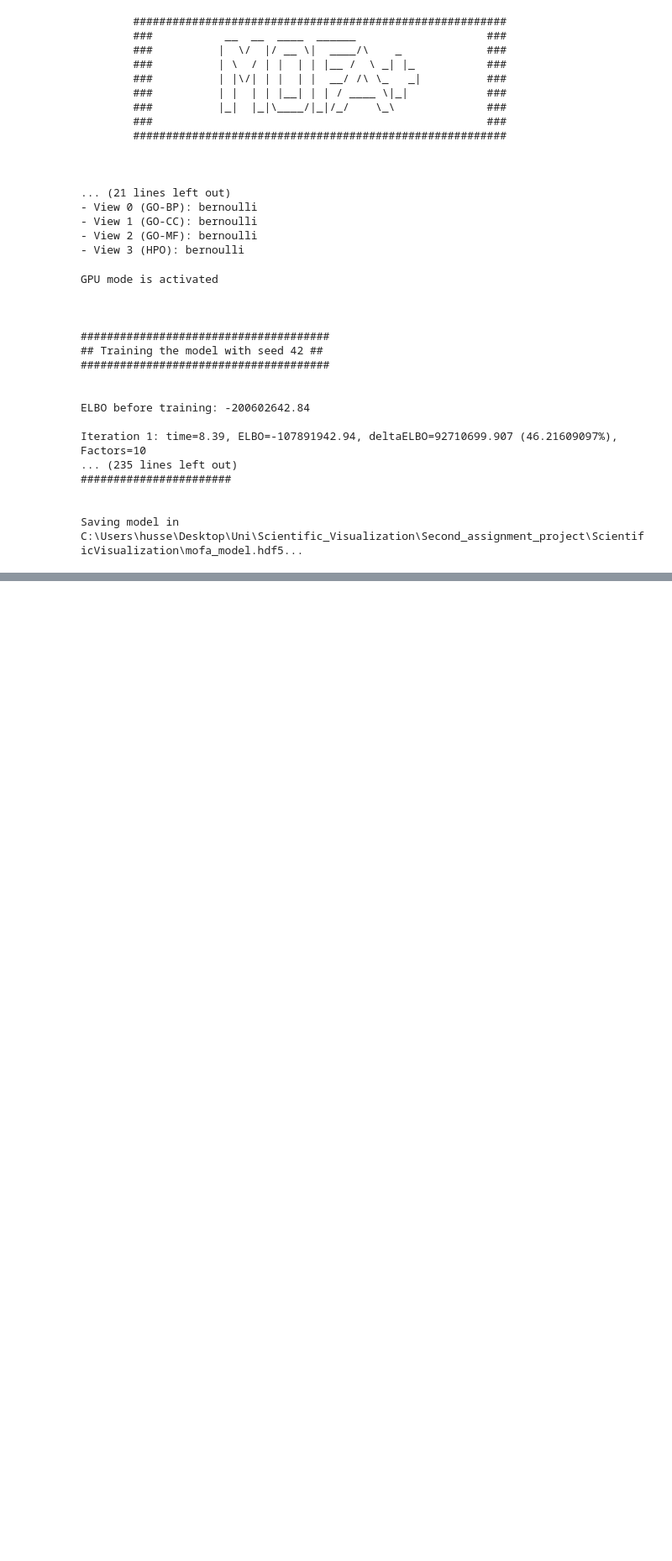
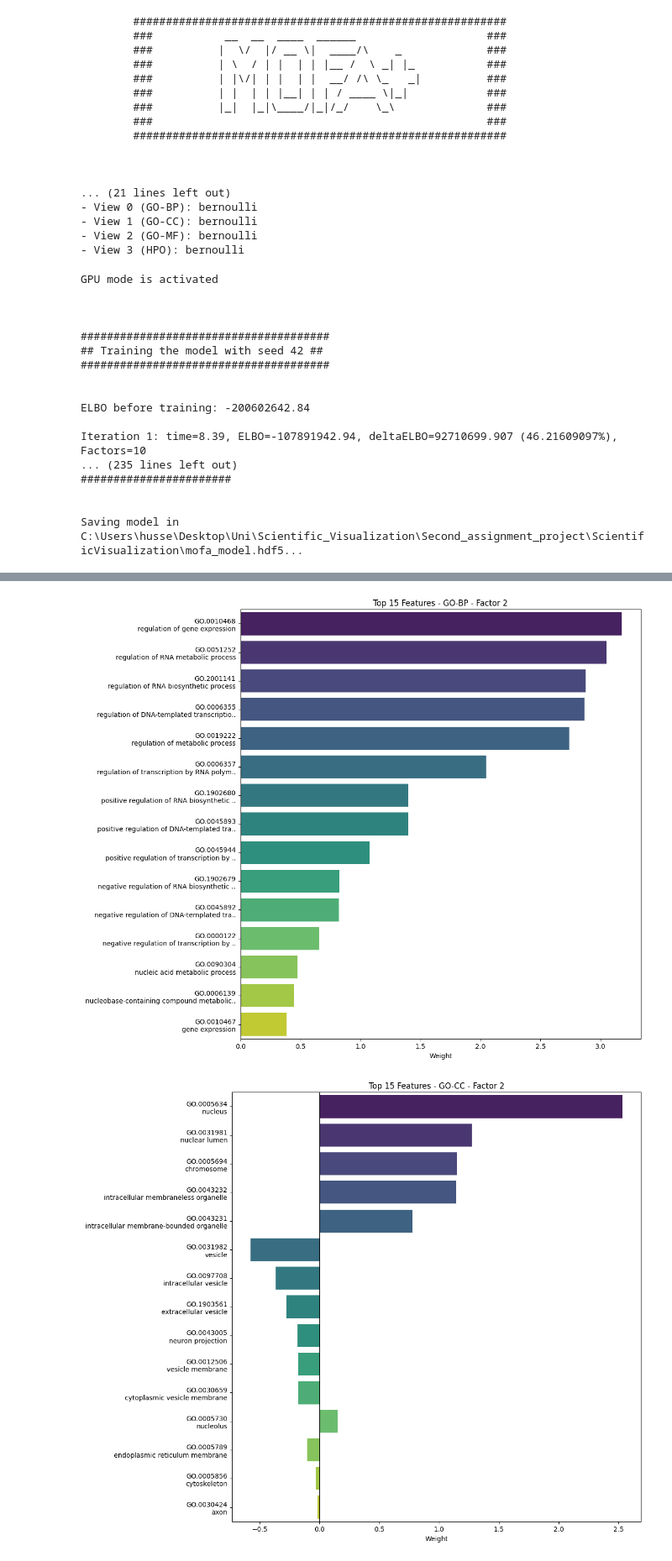
Before and after one commit to GuerineHoussem/ScientificVisualization, a Jupyter notebook: pipeline.ipynb, the cells around one changed output, grey strips where cells are left out. Shown at 84% size. Drawn from its saved outputs; the diff is of its cells as text; code cells hidden in the pictures; blank space fills up the shorter version.

```diff
--- a/pipeline.ipynb
+++ b/pipeline.ipynb
@@ -356,0 +523,6 @@ Prime righe del dataframe R2:
+# %%
+for vista in viste_nel_modello:
+    plot_weights_fixed_translated(vista, factor_index=1)
+# %% [output]
+[figure, added]
+[figure, added]
```
Also changed, not shown: parts of 13 cells of this notebook, 12 other files.
